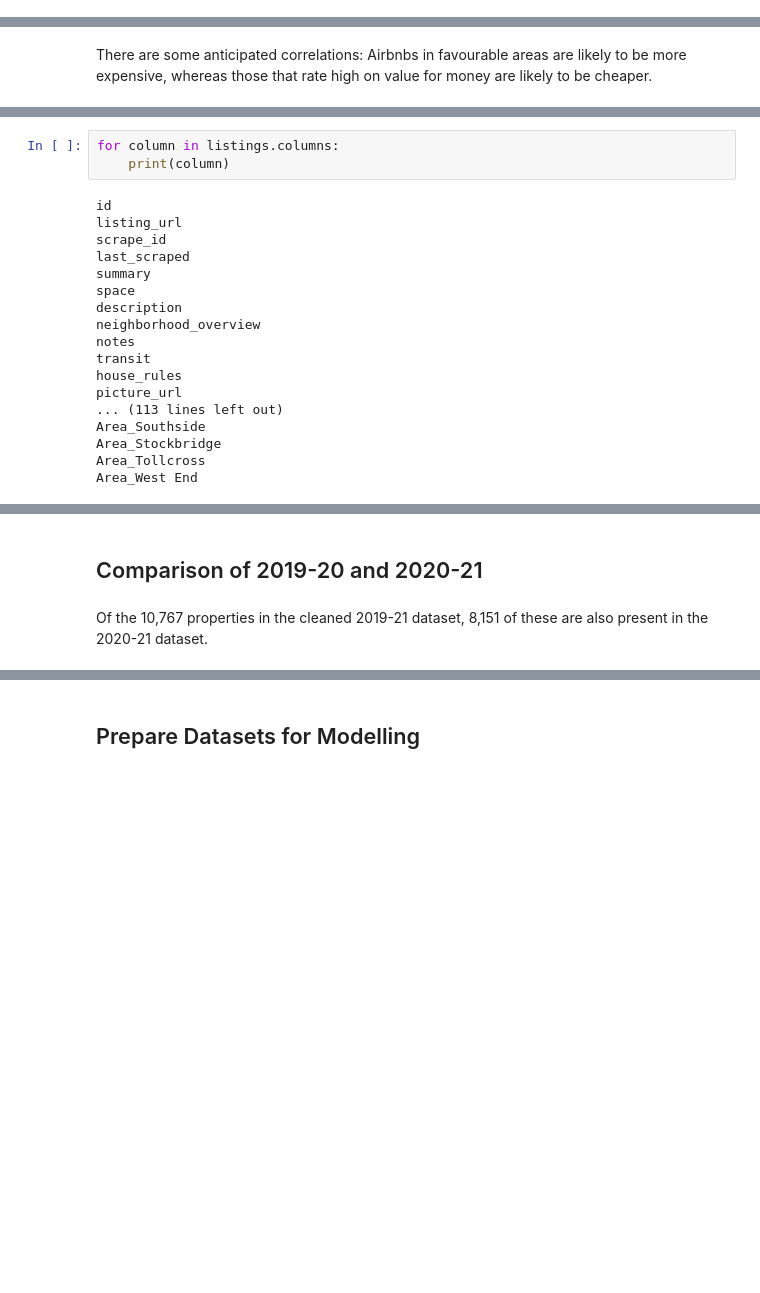
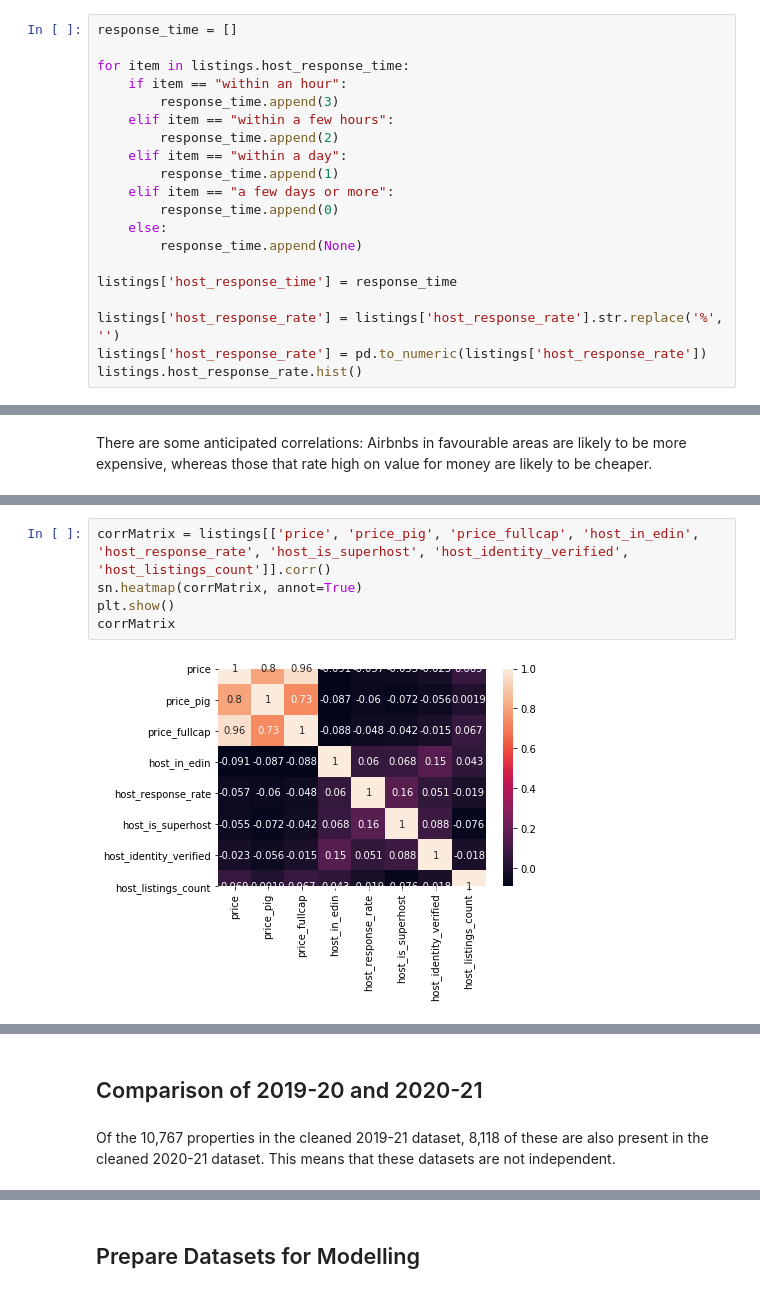
Before and after one commit to anailis/edinburgh-airbnbs, a Jupyter notebook: eda/Listings19.ipynb, the cells around one changed output, grey strips where cells are left out. Saved outputs shown, nothing was run; the diff lists cells and outputs as text; blank space fills up the shorter version.

```diff
--- a/eda/Listings19.ipynb
+++ b/eda/Listings19.ipynb
@@ -438,0 +460,20 @@ Name: host_is_superhost, Length: 10767, dtype: int64
+# %%
+response_time = []
+
+for item in listings.host_response_time:
+    if item == "within an hour":
+        response_time.append(3)
+    elif item == "within a few hours":
+        response_time.append(2)
+    elif item == "within a day":
+        response_time.append(1)
+    elif item == "a few days or more":
+        response_time.append(0)
+    else:
+        response_time.append(None)
+
+listings['host_response_time'] = response_time
+
+listings['host_response_rate'] = listings['host_response_rate'].str.replace('%', '')
+listings['host_response_rate'] = pd.to_numeric(listings['host_response_rate'])
+listings.host_response_rate.hist()
@@ -458,24 +502,10 @@ corrMatrix
 | review_scores_location | 0.063824 | 0.035280 | 0.067528 | 0.400349 | 0.379057 | 0.422014 | ... |
 | review_scores_checkin | -0.034537 | -0.027186 | -0.034129 | 0.525613 | 0.488913 | 0.411574 | ... |
 | review_scores_communication | -0.024964 | -0.013953 | -0.028890 | 0.603037 | 0.537747 | 0.466409 | ... |
-# %%
-for column in listings.columns:
-    print(column)
-# %% [output]
-id
-listing_url
-scrape_id
-last_scraped
-summary
-space
-description
-neighborhood_overview
-notes
-transit
-house_rules
-picture_url
-... (113 lines left out)
-Area_Southside
-Area_Stockbridge
-Area_Tollcross
-Area_West End
+# %%
+corrMatrix = listings[['price', 'price_pig', 'price_fullcap', 'host_in_edin', 'host_response_rate', 'host_is_superhost', 'host_identity_verified', 'host_listings_count']].corr()
+sn.heatmap(corrMatrix, annot=True)
+plt.show()
+corrMatrix
+# %% [output]
+[figure, added]
@@ -482,5 +521,5 @@ Area_West End
 # %% [markdown]
 ## Comparison of 2019-20 and 2020-21
 # %% [markdown]
-Of the 10,767 properties in the cleaned 2019-21 dataset, 8,151 of these are also present in the 2020-21 dataset.
+Of the 10,767 properties in the cleaned 2019-21 dataset, 8,118 of these are also present in the cleaned 2020-21 dataset. This means that these datasets are not independent.
 # %%
```
Also changed, not shown: parts of 29 cells of this notebook.
